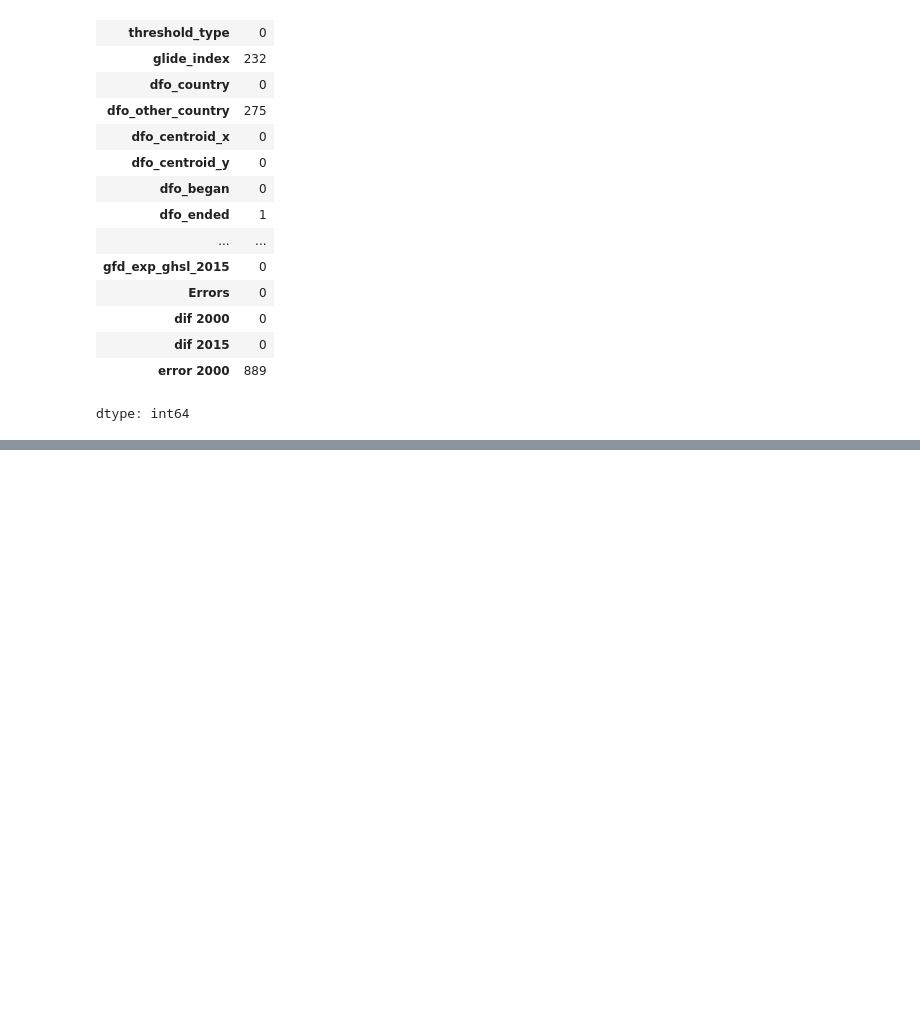
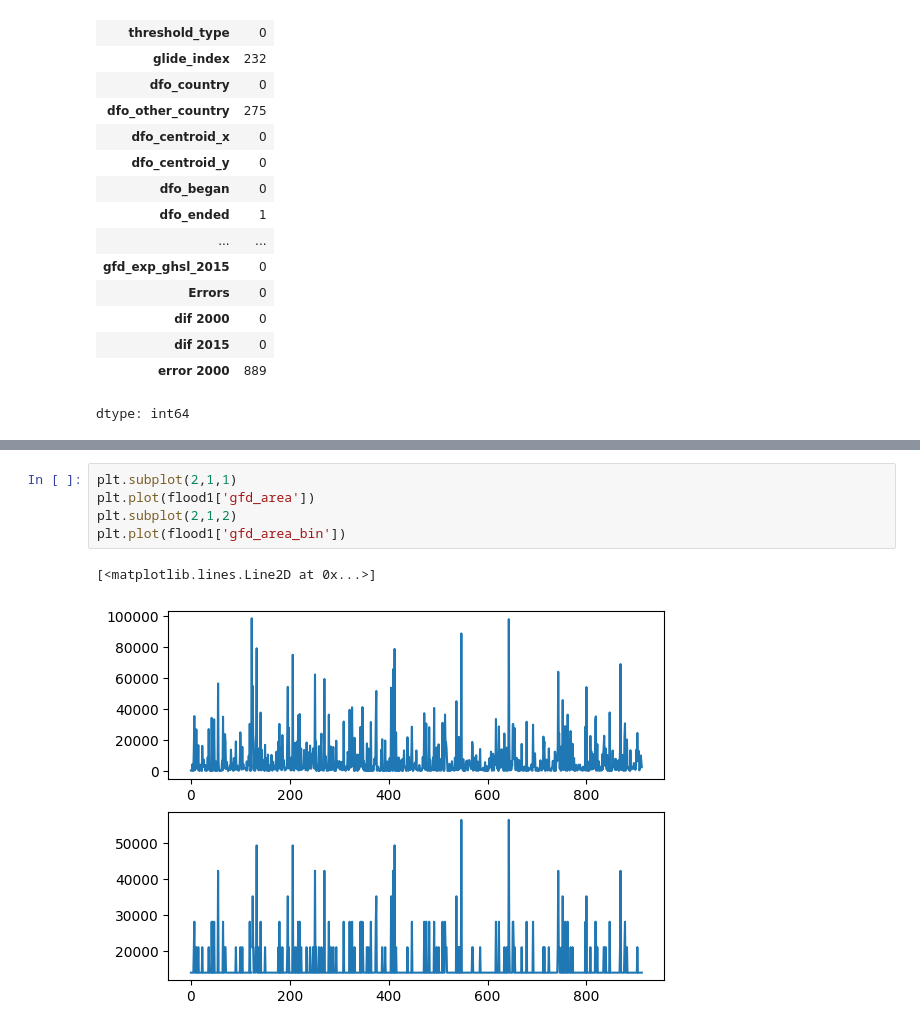
Before and after one commit to Thanyarat281-6/BSC_DPDM2025, a Jupyter notebook: Ch_3_Data_preprocessing.ipynb, the cells around one changed output, grey strips where cells are left out. Cells and saved outputs as stored; diff of their text form; blank space fills up the shorter version.

```diff
--- a/Ch_3_Data_preprocessing.ipynb
+++ b/Ch_3_Data_preprocessing.ipynb
@@ -245,0 +312,8 @@ dtype: int64
+# %%
+plt.subplot(2,1,1)
+plt.plot(flood1['gfd_area'])
+plt.subplot(2,1,2)
+plt.plot(flood1['gfd_area_bin'])
+# %% [output]
+[<matplotlib.lines.Line2D at 0x...>]
+[figure, added]
```
Also changed, not shown: parts of 27 cells of this notebook.
